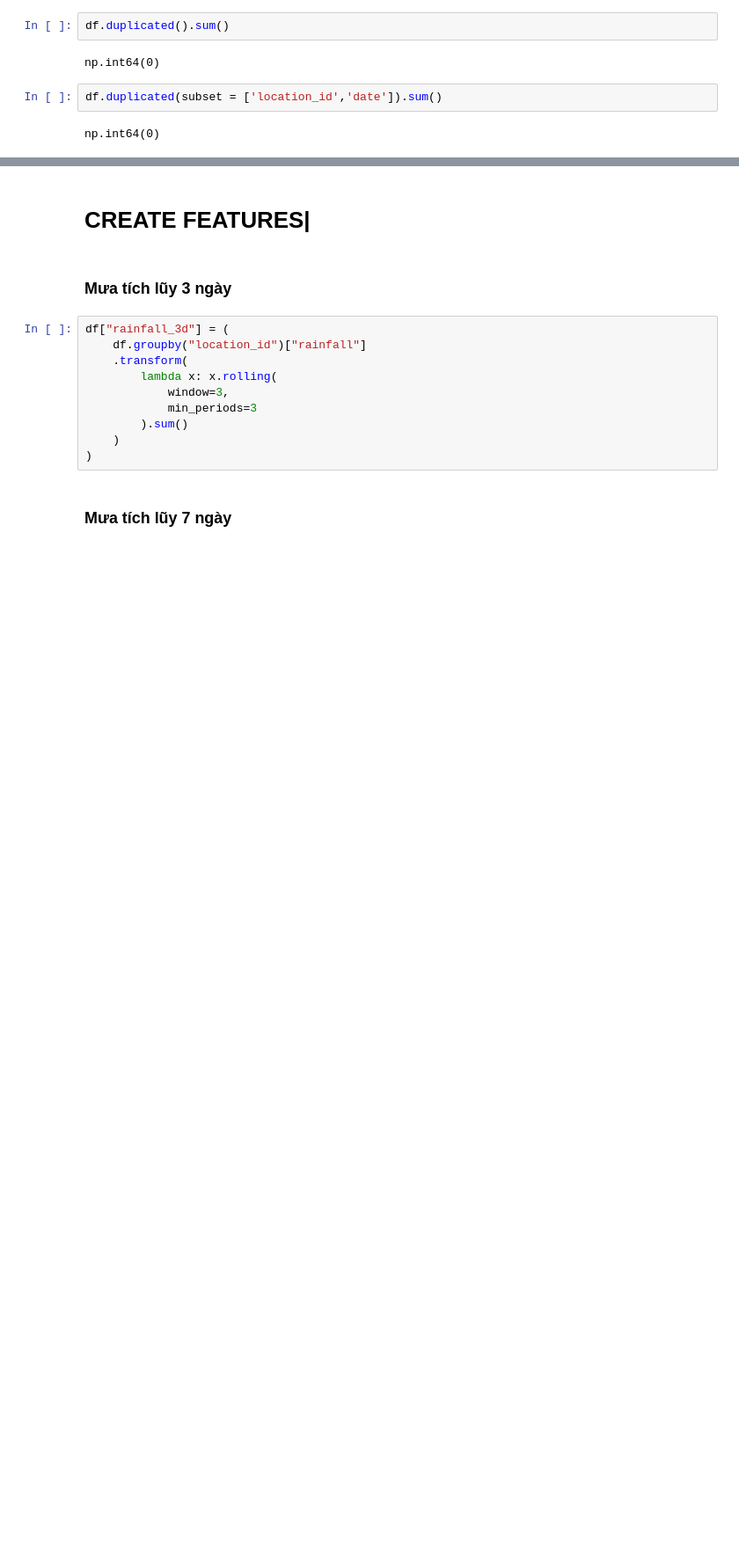
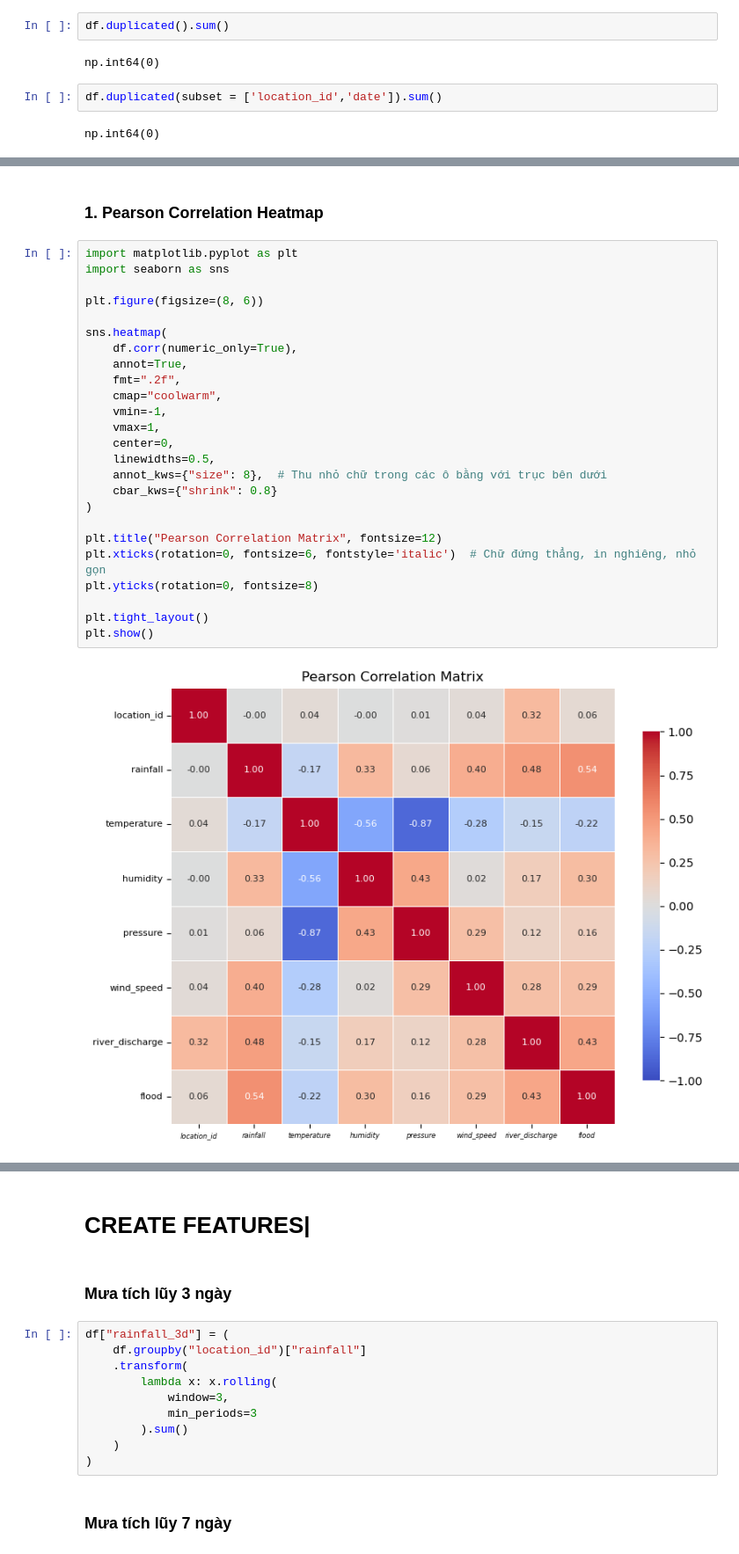
Before and after one commit to HaiDang193/Flood-Prediction, a Jupyter notebook: src/EDA.ipynb, the cells around one changed output, grey strips where cells are left out. Shown at 88% size. Saved outputs shown, nothing was run; the diff lists cells and outputs as text; blank space fills up the shorter version.

```diff
--- a/src/EDA.ipynb
+++ b/src/EDA.ipynb
@@ -460,0 +103,29 @@ Do mục tiêu của nghiên cứu là dự báo sớm các sự kiện ngập l
+# %% [markdown]
+### 1. Pearson Correlation Heatmap
+# %%
+import matplotlib.pyplot as plt
+import seaborn as sns
+
+plt.figure(figsize=(8, 6))
+
+sns.heatmap(
+    df.corr(numeric_only=True),
+    annot=True,
+    fmt=".2f",
+    cmap="coolwarm",
+    vmin=-1,
+    vmax=1,
+    center=0,
+    linewidths=0.5,
+    annot_kws={"size": 8},  # Thu nhỏ chữ trong các ô bằng với trục bên dưới
+    cbar_kws={"shrink": 0.8}
+)
+
+plt.title("Pearson Correlation Matrix", fontsize=12)
+plt.xticks(rotation=0, fontsize=6, fontstyle='italic')  # Chữ đứng thẳng, in nghiêng, nhỏ gọn
+plt.yticks(rotation=0, fontsize=8)
+
+plt.tight_layout()
+plt.show()
+# %% [output]
+[figure, added]
```
Also changed, not shown: parts of 22 cells of this notebook, 1 other file.
